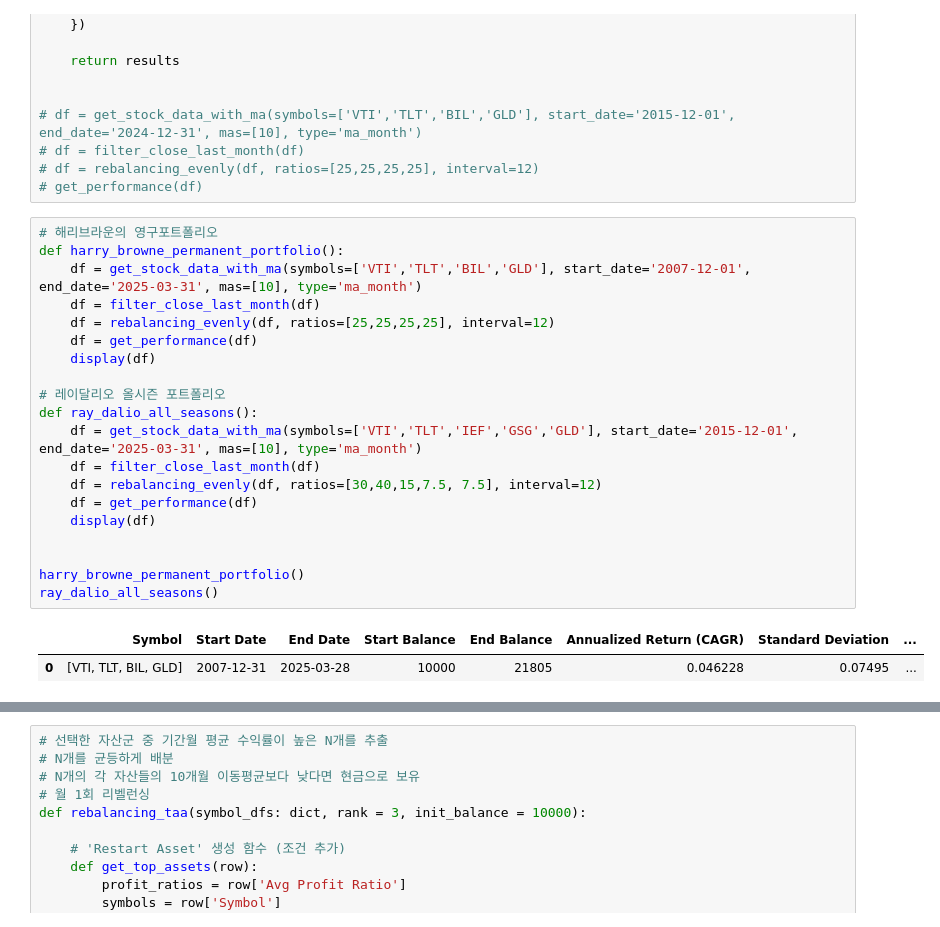
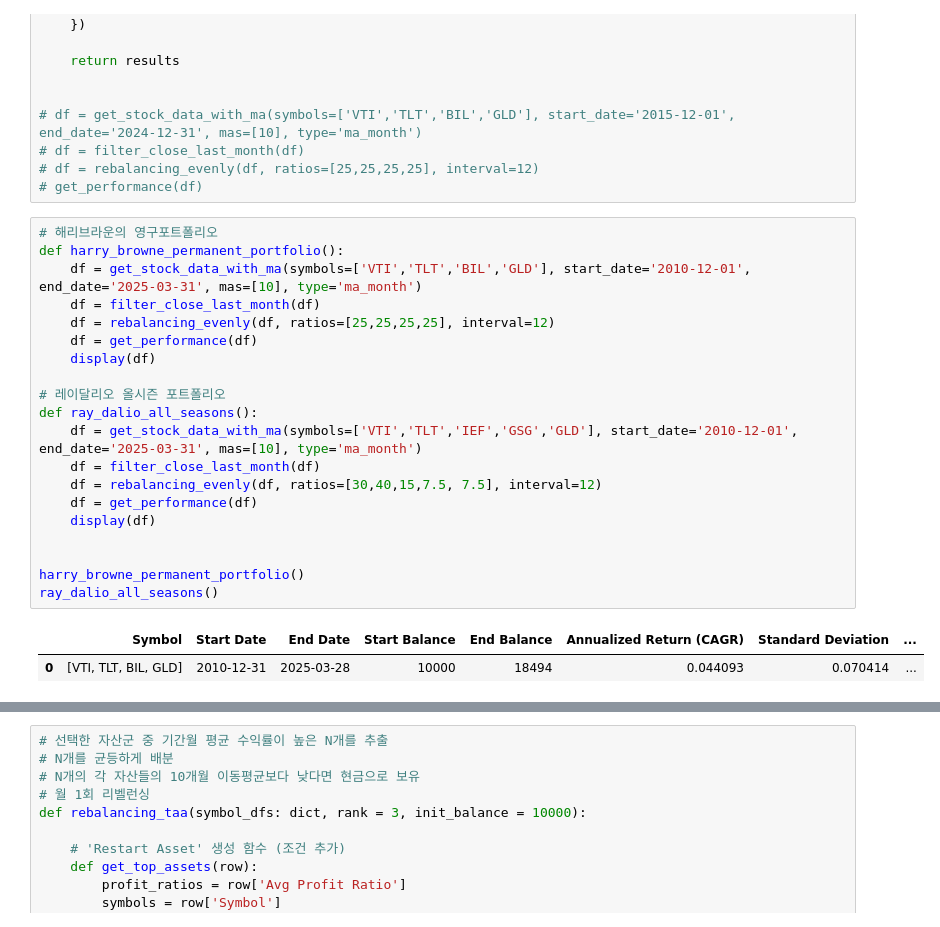
Before and after one commit to KKangTaee/Finance, a Jupyter notebook: test5.ipynb, the cells around one changed output, grey strips where cells are left out. Drawn from its saved outputs; the diff is of its cells as text.

```diff
--- a/test5.ipynb
+++ b/test5.ipynb
@@ -369,24 +369,24 @@ def get_performance(df):
 # %%
 # 해리브라운의 영구포트폴리오
 def harry_browne_permanent_portfolio():
-    df = get_stock_data_with_ma(symbols=['VTI','TLT','BIL','GLD'], start_date='2007-12-01', end_date='2025-03-31', mas=[10], type='ma_month')
+    df = get_stock_data_with_ma(symbols=['VTI','TLT','BIL','GLD'], start_date='2010-12-01', end_date='2025-03-31', mas=[10], type='ma_month')
     df = filter_close_last_month(df)
     df = rebalancing_evenly(df, ratios=[25,25,25,25], interval=12)
     df = get_performance(df)
     display(df)
 
 # 레이달리오 올시즌 포트폴리오
 def ray_dalio_all_seasons():
-    df = get_stock_data_with_ma(symbols=['VTI','TLT','IEF','GSG','GLD'], start_date='2015-12-01', end_date='2025-03-31', mas=[10], type='ma_month')
+    df = get_stock_data_with_ma(symbols=['VTI','TLT','IEF','GSG','GLD'], start_date='2010-12-01', end_date='2025-03-31', mas=[10], type='ma_month')
     df = filter_close_last_month(df)
     df = rebalancing_evenly(df, ratios=[30,40,15,7.5, 7.5], interval=12)
     df = get_performance(df)
     display(df)
 
 
 harry_browne_permanent_portfolio()
 ray_dalio_all_seasons()
 # %% [output]
 |  | Symbol | Start Date | End Date | Start Balance | End Balance | Annualized Return (CAGR) | Standard Deviation | ... |
-| 0 | [VTI, TLT, BIL, GLD] | 2007-12-31 | 2025-03-28 | 10000 | 21805 | 0.046228 | 0.07495 | ... |
+| 0 | [VTI, TLT, BIL, GLD] | 2010-12-31 | 2025-03-28 | 10000 | 18494 | 0.044093 | 0.070414 | ... |
 |  | Symbol | Start Date | End Date | Start Balance | End Balance | Annualized Return (CAGR) | Standard Deviation | ... |
```
Also changed, not shown: parts of 9 cells of this notebook, 8 other files.
